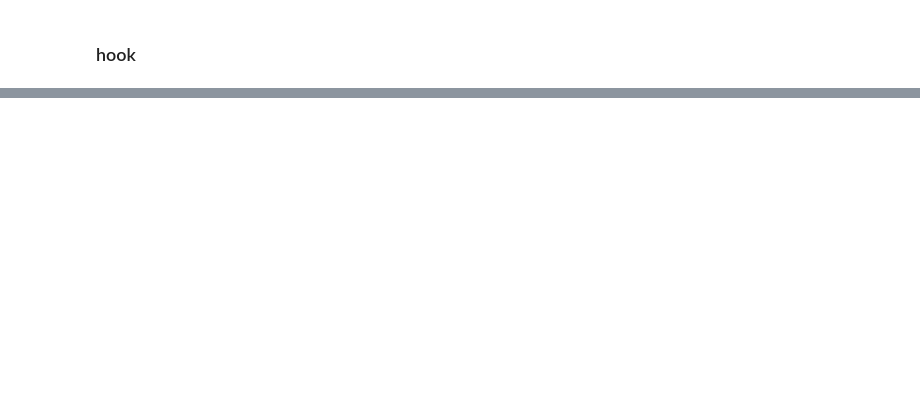
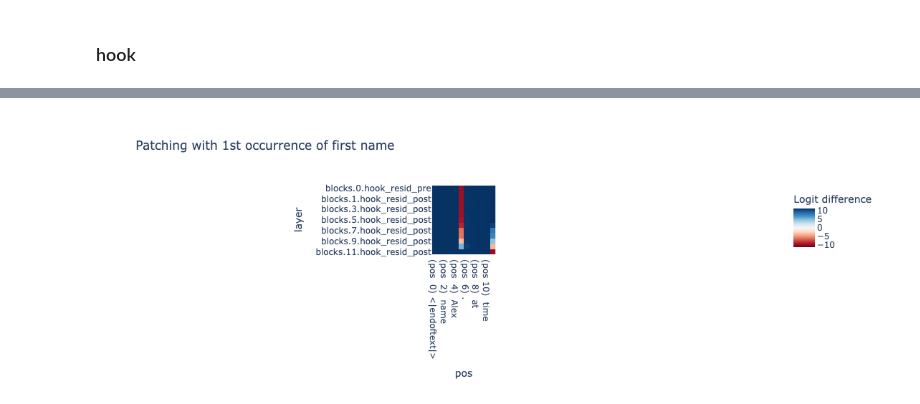
Before and after one commit to chunhuizhang/deeplearning_math, a Jupyter notebook: tutorials/mi/lens/transformer_lens_sae_lens.ipynb, the cells around one changed output, grey strips where cells are left out. Cells and saved outputs as stored; diff of their text form; code cells hidden in the pictures; blank space fills up the shorter version.

```diff
--- a/tutorials/mi/lens/transformer_lens_sae_lens.ipynb
+++ b/tutorials/mi/lens/transformer_lens_sae_lens.ipynb
@@ -270,0 +391,3 @@ Ranks of the answer tokens: [(' Hart', 3)]
+# %%
+layers = ["blocks.0.hook_resid_pre", *[f"blocks.{i}.hook_resid_post" for i in range(model.cfg.n_layers)]]
+layers
@@ -270,0 +408,3 @@ Ranks of the answer tokens: [(' Hart', 3)]
+# %%
+n_layers = len(layers)
+n_pos = len(clean_tokens)
@@ -270,0 +415,3 @@ Ranks of the answer tokens: [(' Hart', 3)]
+# %%
+clean_answer_index = model.tokenizer.encode(" Hart")[0]
+corrupt_answer_index = model.tokenizer.encode(" Carroll")[0]
@@ -270,0 +469,30 @@ Ranks of the answer tokens: [(' Hart', 3)]
+# %%
+import plotly.express as px
+
+def imshow(
+    tensor,
+    xlabel="X",
+    ylabel="Y",
+    zlabel=None,
+    xticks=None,
+    yticks=None,
+    c_midpoint=0.0,
+    c_scale="RdBu",
+    show=True,
+    **kwargs
+):
+    tensor = utils.to_numpy(tensor)
+    xticks = [str(x) for x in xticks]
+    yticks = [str(y) for y in yticks]
+    labels = {"x": xlabel, "y": ylabel}
+    if zlabel is not None:
+        labels["color"] = zlabel
+    fig = px.imshow(
+        tensor,
+        x=xticks,
+        y=yticks,
+        labels=labels,
+        color_continuous_midpoint=c_midpoint,
+        color_continuous_scale=c_scale,
+        **kwargs
+    ).show()
@@ -270,0 +539,7 @@ Ranks of the answer tokens: [(' Hart', 3)]
+# %%
+# Plot
+token_labels = [f"(pos {i:2}) {t}" for i, t in enumerate(clean_tokens)]
+imshow(patching_effect, xticks=token_labels, yticks=layers, xlabel="pos", ylabel="layer",
+       zlabel="Logit difference", title="Patching with 1st occurrence of first name", width=800, height=380)
+# %% [output]
+[figure, added]
```
Also changed, not shown: parts of 35 cells of this notebook, 1 other file.
